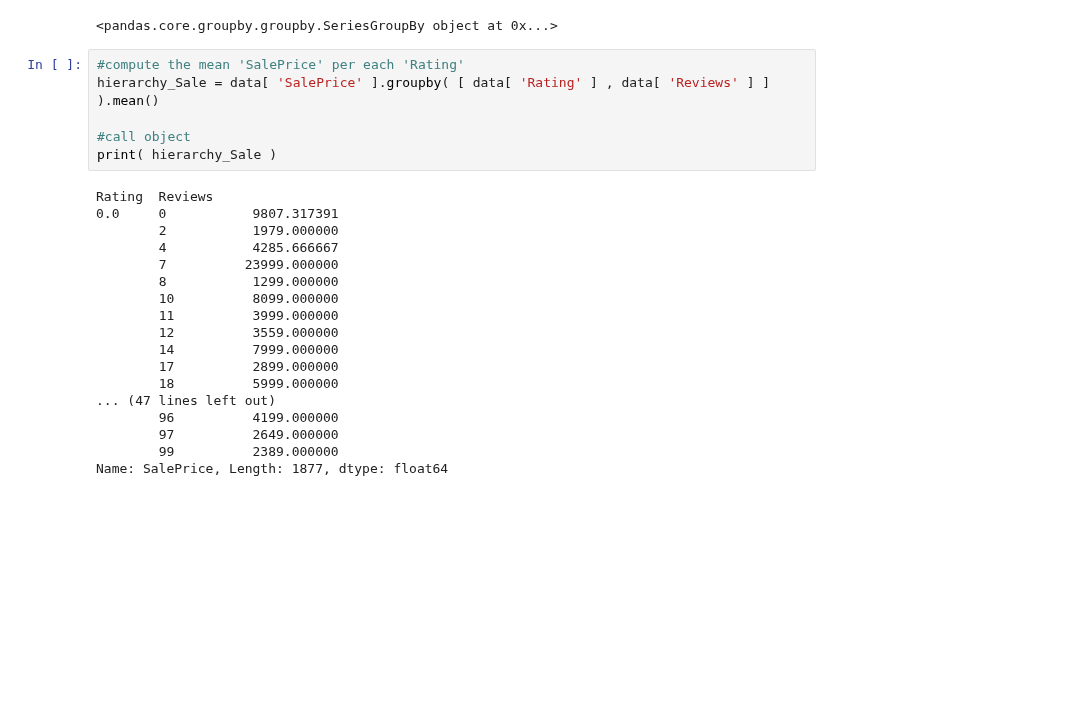
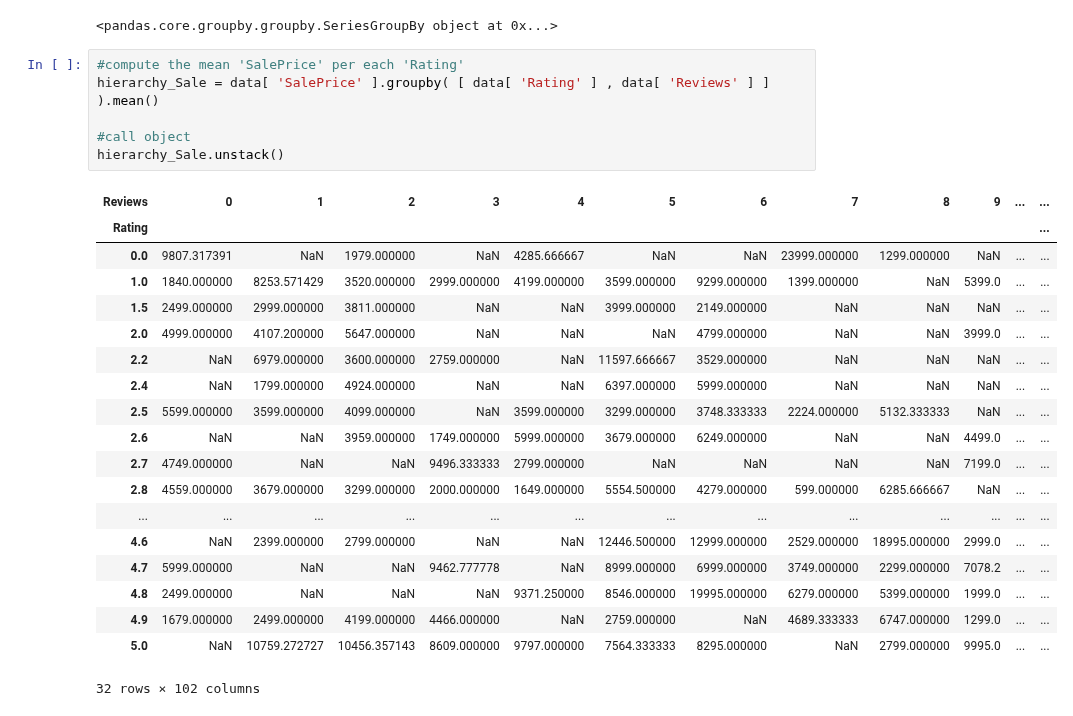
Before and after one commit to nomadskyler/AdidasNikePortfolioProject, a Jupyter notebook: AdidasNikeProject.ipynb, the cells around one changed output. Saved outputs shown, nothing was run; the diff lists cells and outputs as text; blank space fills up the shorter version.

Commit message:
create readable frame for hierarchy_Sale

```diff
--- a/AdidasNikeProject.ipynb
+++ b/AdidasNikeProject.ipynb
@@ -194,24 +194,26 @@ grouped_Sale
 # %%
 #compute the mean 'SalePrice' per each 'Rating'
 hierarchy_Sale = data[ 'SalePrice' ].groupby( [ data[ 'Rating' ] , data[ 'Reviews' ] ] ).mean()
 
 #call object
-print( hierarchy_Sale )
+hierarchy_Sale.unstack()
 # %% [output]
+| Reviews | 0 | 1 | 2 | 3 | 4 | 5 | 6 | 7 | 8 | 9 | ... | ... |
+| Rating |  |  |  |  |  |  |  |  |  |  |  | ... |
+| 0.0 | 9807.317391 | NaN | 1979.000000 | NaN | 4285.666667 | NaN | NaN | 23999.000000 | 1299.000000 | NaN | ... | ... |
+| 1.0 | 1840.000000 | 8253.571429 | 3520.000000 | 2999.000000 | 4199.000000 | 3599.000000 | 9299.000000 | 1399.000000 | NaN | 5399.0 | ... | ... |
+| 1.5 | 2499.000000 | 2999.000000 | 3811.000000 | NaN | NaN | 3999.000000 | 2149.000000 | NaN | NaN | NaN | ... | ... |
+| 2.0 | 4999.000000 | 4107.200000 | 5647.000000 | NaN | NaN | NaN | 4799.000000 | NaN | NaN | 3999.0 | ... | ... |
+| 2.2 | NaN | 6979.000000 | 3600.000000 | 2759.000000 | NaN | 11597.666667 | 3529.000000 | NaN | NaN | NaN | ... | ... |
+| 2.4 | NaN | 1799.000000 | 4924.000000 | NaN | NaN | 6397.000000 | 5999.000000 | NaN | NaN | NaN | ... | ... |
+| 2.5 | 5599.000000 | 3599.000000 | 4099.000000 | NaN | 3599.000000 | 3299.000000 | 3748.333333 | 2224.000000 | 5132.333333 | NaN | ... | ... |
+| 2.6 | NaN | NaN | 3959.000000 | 1749.000000 | 5999.000000 | 3679.000000 | 6249.000000 | NaN | NaN | 4499.0 | ... | ... |
+| 2.7 | 4749.000000 | NaN | NaN | 9496.333333 | 2799.000000 | NaN | NaN | NaN | NaN | 7199.0 | ... | ... |
+| 2.8 | 4559.000000 | 3679.000000 | 3299.000000 | 2000.000000 | 1649.000000 | 5554.500000 | 4279.000000 | 599.000000 | 6285.666667 | NaN | ... | ... |
+| ... | ... | ... | ... | ... | ... | ... | ... | ... | ... | ... | ... | ... |
+| 4.6 | NaN | 2399.000000 | 2799.000000 | NaN | NaN | 12446.500000 | 12999.000000 | 2529.000000 | 18995.000000 | 2999.0 | ... | ... |
+| 4.7 | 5999.000000 | NaN | NaN | 9462.777778 | NaN | 8999.000000 | 6999.000000 | 3749.000000 | 2299.000000 | 7078.2 | ... | ... |
+| 4.8 | 2499.000000 | NaN | NaN | NaN | 9371.250000 | 8546.000000 | 19995.000000 | 6279.000000 | 5399.000000 | 1999.0 | ... | ... |
+| 4.9 | 1679.000000 | 2499.000000 | 4199.000000 | 4466.000000 | NaN | 2759.000000 | NaN | 4689.333333 | 6747.000000 | 1299.0 | ... | ... |
+| 5.0 | NaN | 10759.272727 | 10456.357143 | 8609.000000 | 9797.000000 | 7564.333333 | 8295.000000 | NaN | 2799.000000 | 9995.0 | ... | ... |
-Rating  Reviews
-0.0     0           9807.317391
-        2           1979.000000
-        4           4285.666667
-        7          23999.000000
-        8           1299.000000
-        10          8099.000000
-        11          3999.000000
-        12          3559.000000
-        14          7999.000000
-        17          2899.000000
-        18          5999.000000
-... (47 lines left out)
-        96          4199.000000
-        97          2649.000000
-        99          2389.000000
-Name: SalePrice, Length: 1877, dtype: float64
+32 rows × 102 columns
```
